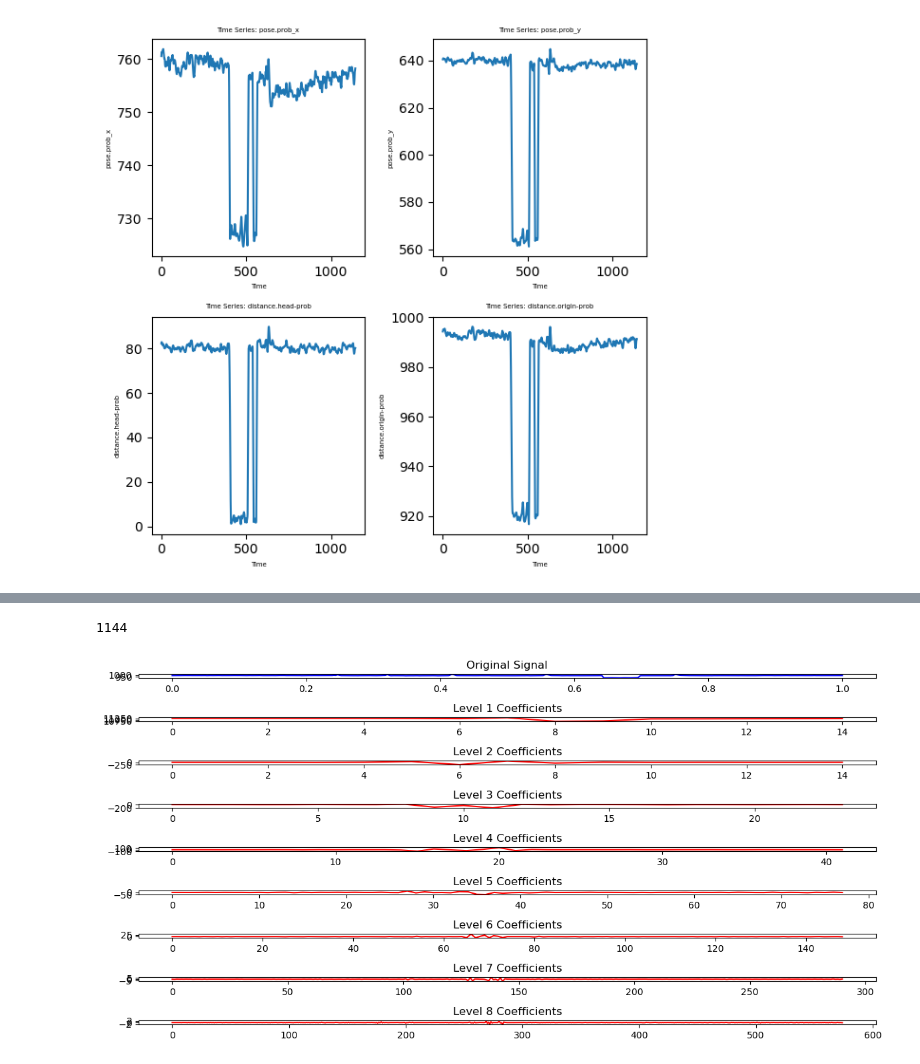
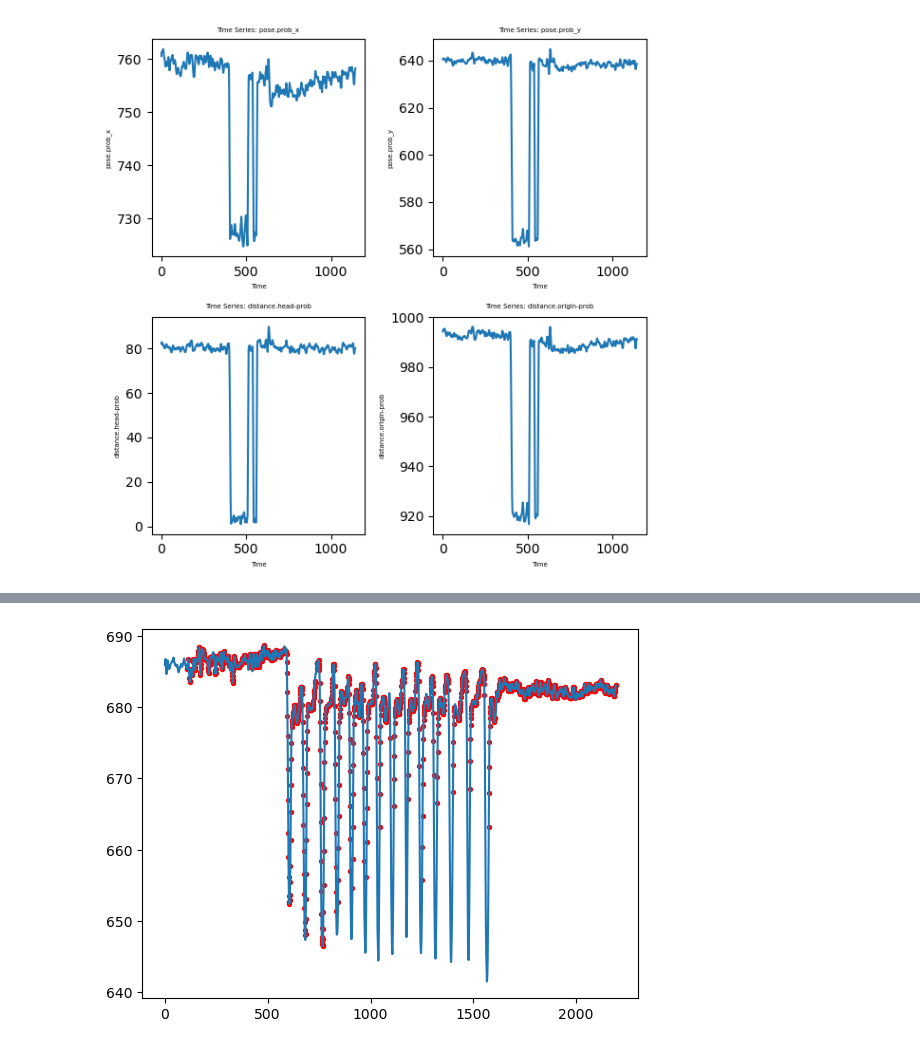
Before and after one commit to mertpekey/FlyVideo, a Jupyter notebook: notebooks/peak_detection_notebooks/z-score_evaluation.ipynb, the cells around one changed output, grey strips where cells are left out. Drawn from its saved outputs; the diff is of its cells as text; code cells hidden in the pictures.

```diff
--- a/notebooks/peak_detection_notebooks/z-score_evaluation.ipynb
+++ b/notebooks/peak_detection_notebooks/z-score_evaluation.ipynb
@@ -153,3 +239,23 @@ def plot_peaks(peaks, fly_name, experiment_id, feature):
+# %%
+weights = [0.4 if i == 'distance.origin-prob' else 0.6/(len(experiment_features)-1) for i in experiment_features]
+deneme = {}
+for fly in ['Fly06252022_5d_SD_A']:
+    fly_experiments = bouts_dict[fly]
+    for experiment in [2]:
+        fly_ts = fly_experiments.loc[experiment,:]
+
+        results = []
+        for feature in experiment_features:
+            y = fly_ts[feature]
+            result = thresholding_algo_iqr(y, lag=100, influence=0.001)
+            results.append(result)
+        combined_results = ensemble_weighted(results, weights)
+        peak_dots_x = np.where((combined_results == 1) | (combined_results == -1))[0]
+        deneme[f'{fly}_id_{experiment}'] = peak_dots_x
+
+plot_peaks(deneme, 'Fly06252022_5d_SD_A', 2, 'distance.origin-prob')
+# %% [output]
+[figure, added]
 # %%
 weights = [0.5 if i == 'distance.origin-prob' else 0.5/(len(FEATURES)-1) for i in FEATURES]
 peak_predictions = predict_peaks(lag=100, threshold=3, influence=0.01,
@@ -160,21 +266,3 @@ with open('peak_predictions_weighted_z.pkl', 'wb') as f:
 # %%
 with open('peak_predictions_weighted_z.pkl', 'rb') as f:
     loaded_dict = pickle.load(f)
-# %%
-len(bouts_dict['Fly05182022_5d']['distance.origin-prob'][1])
-# %% [output]
-1144
-# %%
-time = np.linspace(0, 1, 2162)
-plt.figure(figsize=(12, 6))
-plt.subplot(len(coeffs) + 1, 1, 1)
-plt.plot(time, bouts_dict['Fly05182022_5d']['distance.origin-prob'][0], 'b')
-plt.title("Original Signal")
-for i, c in enumerate(coeffs):
-    plt.subplot(len(coeffs) + 1, 1, i + 2)
-    plt.plot(c, 'r')
-    plt.title(f"Level {i + 1} Coefficients")
-plt.tight_layout()
-plt.show()
-# %% [output]
-[figure, removed]
```
Also changed, not shown: parts of 10 cells of this notebook, 3 other files.
